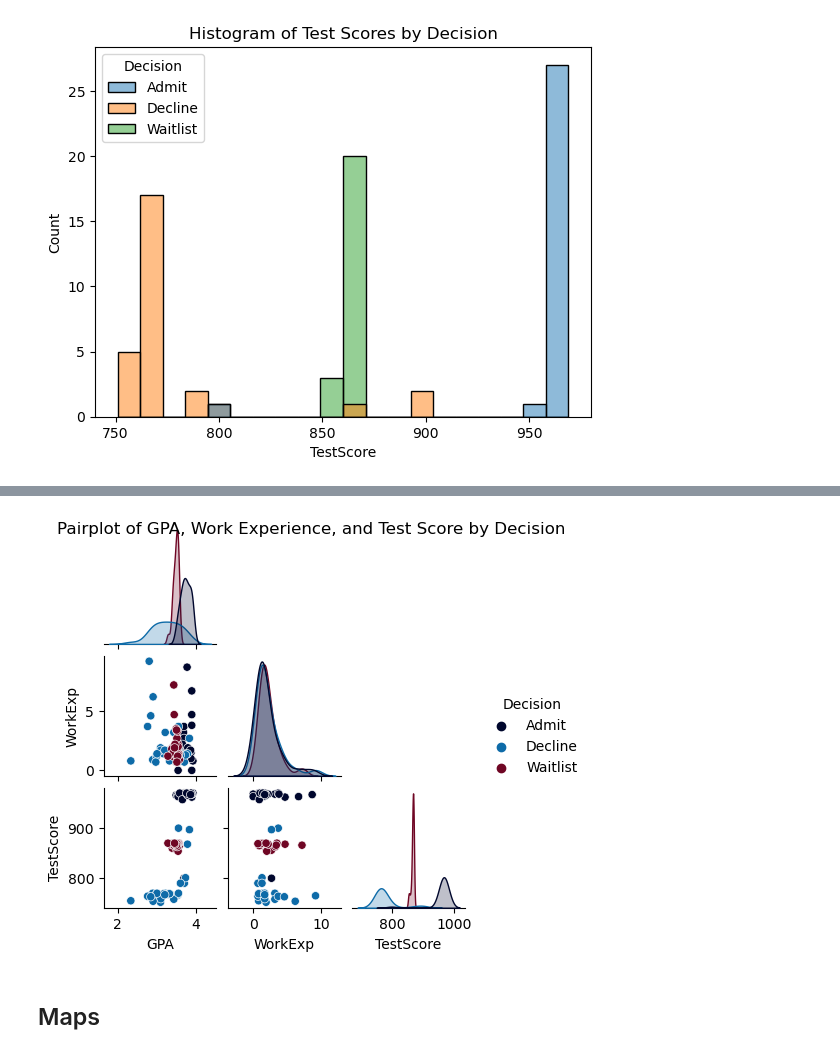
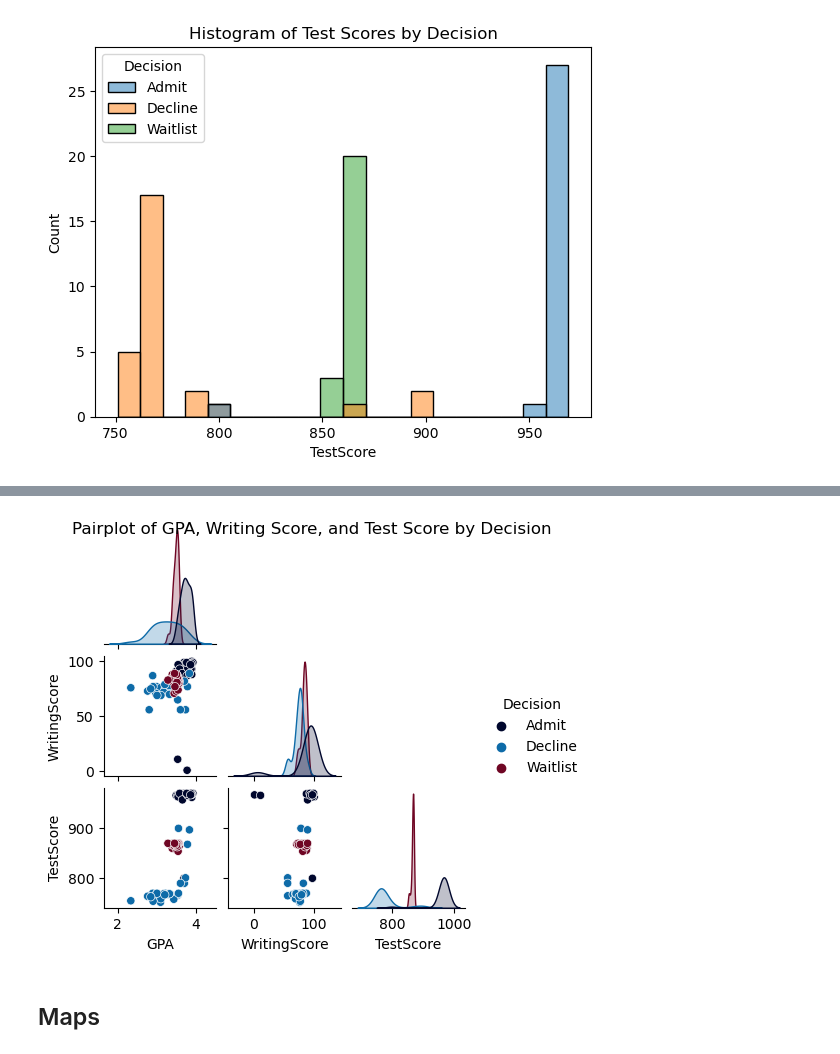
Before and after one commit to ad1589/dsan-5900.github.io, a Jupyter notebook: code/eda.ipynb, the cells around one changed output, grey strips where cells are left out. Cells and saved outputs as stored; diff of their text form; code cells hidden in the pictures.

Commit message:
started writeup on pairplot

```diff
--- a/code/eda.ipynb
+++ b/code/eda.ipynb
@@ -188,13 +188,13 @@ gpa_bar
 # %%
 custom_palette = ['#00072D', '#0A2472', '#0E6BA8', '#A6E1FA', '#99ABC5', '#8B748F', '#6F0624']
 # %%
-scatter_cols = df[['State', 'Decision', 'GPA', 'WorkExp', 'TestScore']]
+scatter_cols = df[['State', 'Decision', 'GPA', 'WritingScore', 'TestScore']]
 tri_color = [custom_palette[0], custom_palette[2], custom_palette[6]]
 g = sns.pairplot(scatter_cols, hue='Decision', palette=tri_color, corner=True, height=1.5)
-g.fig.suptitle('Pairplot of GPA, Work Experience, and Test Score by Decision')
+g.fig.suptitle('Pairplot of GPA, Writing Score, and Test Score by Decision')
 plt.savefig("../website/images/decision_pairplot.png")
 # %% [output]
-[figure, old version]
+[figure, new version]
 # %% [markdown]
 ## Maps
 # %%
```
Also changed, not shown: parts of 1 cell of this notebook, 3 other files.
